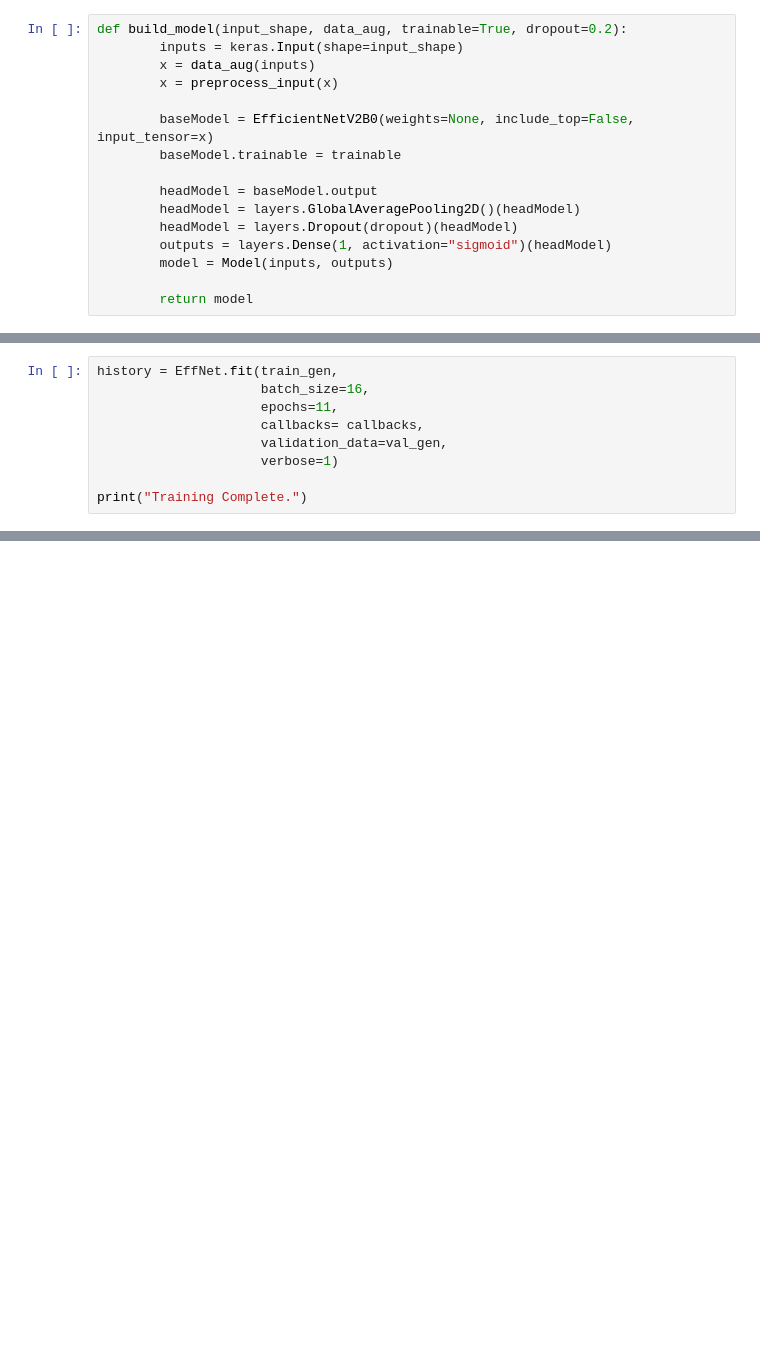
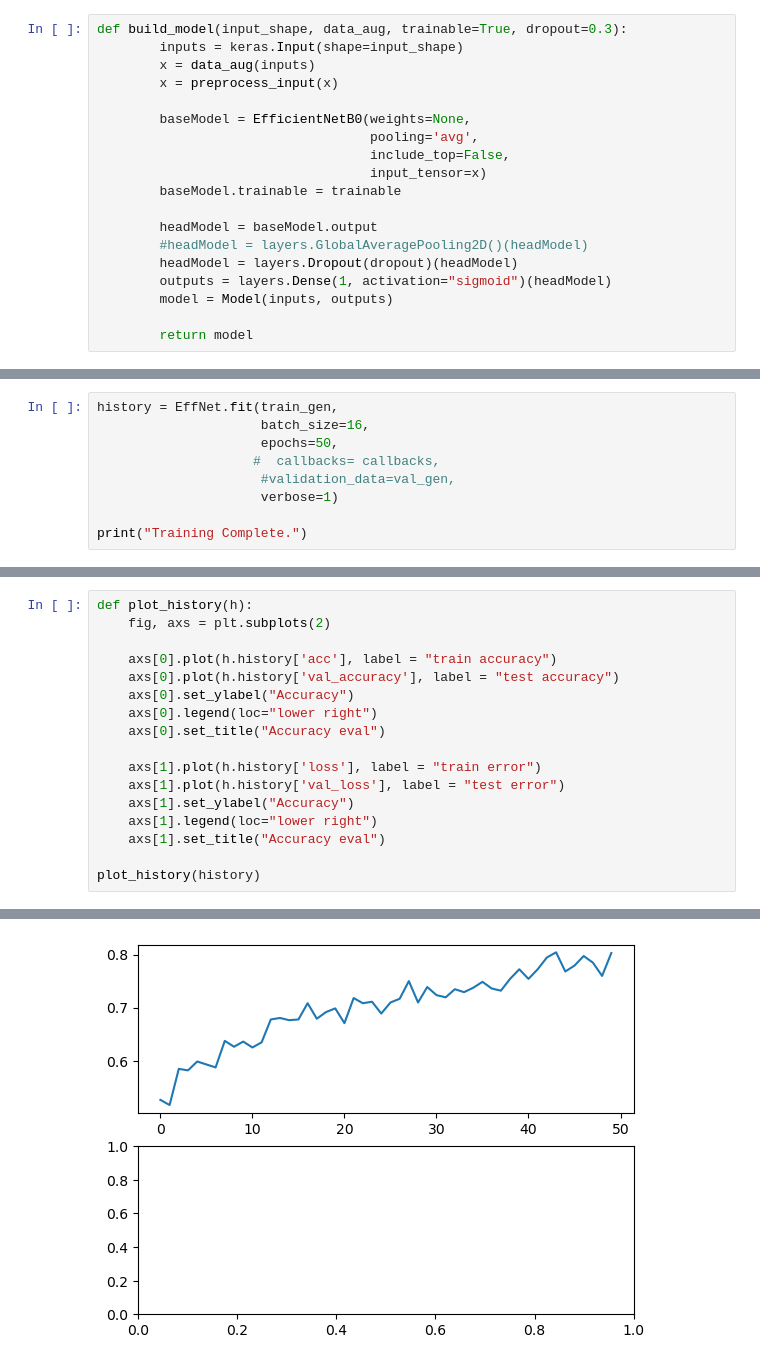
Before and after one commit to mcshawn10/hitting_behaviors, a Jupyter notebook: model_2.ipynb, the cells around one changed output, grey strips where cells are left out. Cells and saved outputs as stored; diff of their text form; blank space fills up the shorter version.

```diff
--- a/model_2.ipynb
+++ b/model_2.ipynb
@@ -204,14 +203,17 @@ Error:
 # %%
-def build_model(input_shape, data_aug, trainable=True, dropout=0.2):
+def build_model(input_shape, data_aug, trainable=True, dropout=0.3):
         inputs = keras.Input(shape=input_shape)
         x = data_aug(inputs)
         x = preprocess_input(x)
 
-        baseModel = EfficientNetV2B0(weights=None, include_top=False, input_tensor=x)
+        baseModel = EfficientNetB0(weights=None,
+                                   pooling='avg',
+                                   include_top=False,
+                                   input_tensor=x)
         baseModel.trainable = trainable
 
         headModel = baseModel.output
-        headModel = layers.GlobalAveragePooling2D()(headModel)
+        #headModel = layers.GlobalAveragePooling2D()(headModel)
         headModel = layers.Dropout(dropout)(headModel)
         outputs = layers.Dense(1, activation="sigmoid")(headModel)
         model = Model(inputs, outputs)
@@ -273,9 +271,9 @@ Error:
 # %%
 history = EffNet.fit(train_gen,
                      batch_size=16,
-                     epochs=11,
-                     callbacks= callbacks,
-                     validation_data=val_gen,
+                     epochs=50,
+                    #  callbacks= callbacks,
+                     #validation_data=val_gen,
                      verbose=1)
 
 print("Training Complete.")
@@ -304,0 +317,18 @@ Error:
+# %%
+def plot_history(h):
+    fig, axs = plt.subplots(2)
+
+    axs[0].plot(h.history['acc'], label = "train accuracy")
+    axs[0].plot(h.history['val_accuracy'], label = "test accuracy")
+    axs[0].set_ylabel("Accuracy")
+    axs[0].legend(loc="lower right")
+    axs[0].set_title("Accuracy eval")
+
+    axs[1].plot(h.history['loss'], label = "train error")
+    axs[1].plot(h.history['val_loss'], label = "test error")
+    axs[1].set_ylabel("Accuracy")
+    axs[1].legend(loc="lower right")
+    axs[1].set_title("Accuracy eval")
+
+plot_history(history)
+# %% [output]
@@ -304,0 +336 @@ Error:
+[figure, added]
```
Also changed, not shown: parts of 28 cells of this notebook, 1 other file.
